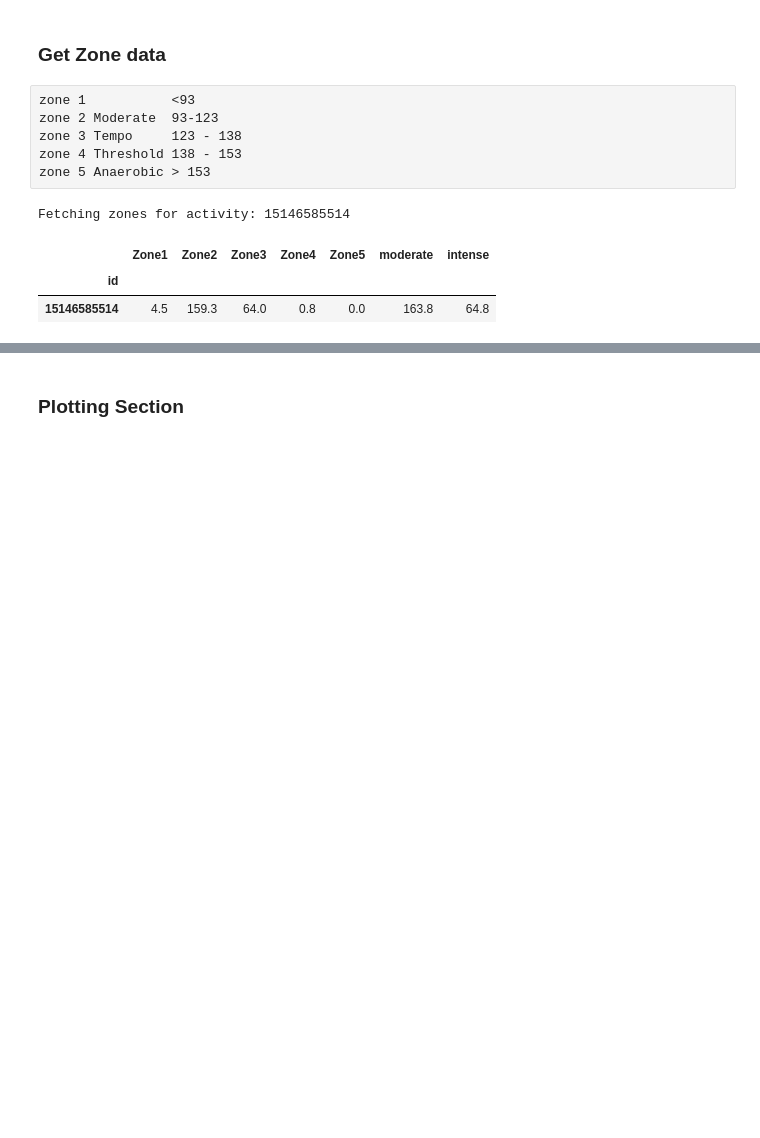
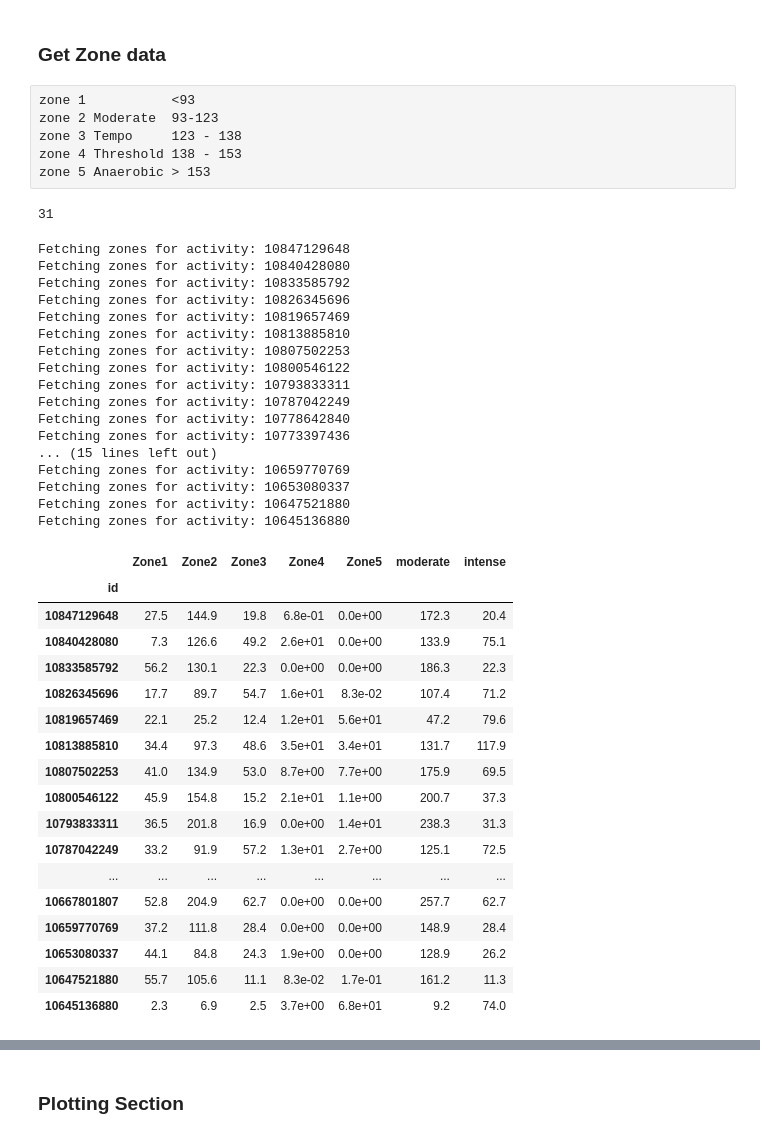
Before and after one commit to edterrell/healthy_heart, a Jupyter notebook: strava_API.ipynb, the cells around one changed output, grey strips where cells are left out. Saved outputs shown, nothing was run; the diff lists cells and outputs as text; code cells hidden in the pictures; blank space fills up the shorter version.

Commit message:
made use of strava api -before- with enddate; removed code that did this through an if statement. Tested. Added more files to .gitignore and removed .py files that no longer needed tracking

```diff
--- a/strava_API.ipynb
+++ b/strava_API.ipynb
@@ -208,21 +215,63 @@ new_zone_df = pd.DataFrame(new_data, columns=cols)
 
 mask = new_zone_df['id'].isin(new_activities_df['id'])
 new_zone_df = new_zone_df[mask]
+# %%
+len(new_zone_df) < 100
+# %% [output]
+31
 # %%
-zone = new_zone_df['id'].apply(lambda current_id: get_zones_for_id(current_id, access_token))
-zone.index = new_zone_df['id']
+# Note that get_zones_for_id is a function in zones.py
+# There is a max limit of 100 calls per 15 minutes set by Strava for this function
+if len(new_zone_df) < 100:
+    # Apply function to fetch zone data per activity ID
+    zone = new_zone_df['id'].apply(lambda current_id: get_zones_for_id(current_id, access_token))
+    zone.index = new_zone_df['id']
 
-# Add in summary zones: moderate and intense
-zone['moderate'] = zone[['Zone1', 'Zone2']].sum(axis=1)
-zone['intense'] = zone[['Zone3', 'Zone4', 'Zone5']].sum(axis=1)
+    # Add in summary zones: moderate and intense
+    zone['moderate'] = zone[['Zone1', 'Zone2']].sum(axis=1)
+    zone['intense'] = zone[['Zone3', 'Zone4', 'Zone5']].sum(axis=1)
 
-# display new zone info
-zone
+    # display new zone info
+    zone
+else:
+     print("❌ Number of calls exceeds Strava's 15-minute limit (max 100))
+     print ("Try limiting the number of calls")
 # %% [output]
-Fetching zones for activity: 15146585514
+Fetching zones for activity: 10847129648
+Fetching zones for activity: 10840428080
+Fetching zones for activity: 10833585792
+Fetching zones for activity: 10826345696
+Fetching zones for activity: 10819657469
+Fetching zones for activity: 10813885810
+Fetching zones for activity: 10807502253
+Fetching zones for activity: 10800546122
+Fetching zones for activity: 10793833311
+Fetching zones for activity: 10787042249
+Fetching zones for activity: 10778642840
+Fetching zones for activity: 10773397436
+... (15 lines left out)
+Fetching zones for activity: 10659770769
+Fetching zones for activity: 10653080337
+Fetching zones for activity: 10647521880
+Fetching zones for activity: 10645136880
 |  | Zone1 | Zone2 | Zone3 | Zone4 | Zone5 | moderate | intense |
 | id |  |  |  |  |  |  |  |
-| 15146585514 | 4.5 | 159.3 | 64.0 | 0.8 | 0.0 | 163.8 | 64.8 |
+| 10847129648 | 27.5 | 144.9 | 19.8 | 6.8e-01 | 0.0e+00 | 172.3 | 20.4 |
+| 10840428080 | 7.3 | 126.6 | 49.2 | 2.6e+01 | 0.0e+00 | 133.9 | 75.1 |
+| 10833585792 | 56.2 | 130.1 | 22.3 | 0.0e+00 | 0.0e+00 | 186.3 | 22.3 |
+| 10826345696 | 17.7 | 89.7 | 54.7 | 1.6e+01 | 8.3e-02 | 107.4 | 71.2 |
+| 10819657469 | 22.1 | 25.2 | 12.4 | 1.2e+01 | 5.6e+01 | 47.2 | 79.6 |
+| 10813885810 | 34.4 | 97.3 | 48.6 | 3.5e+01 | 3.4e+01 | 131.7 | 117.9 |
+| 10807502253 | 41.0 | 134.9 | 53.0 | 8.7e+00 | 7.7e+00 | 175.9 | 69.5 |
+| 10800546122 | 45.9 | 154.8 | 15.2 | 2.1e+01 | 1.1e+00 | 200.7 | 37.3 |
+| 10793833311 | 36.5 | 201.8 | 16.9 | 0.0e+00 | 1.4e+01 | 238.3 | 31.3 |
+| 10787042249 | 33.2 | 91.9 | 57.2 | 1.3e+01 | 2.7e+00 | 125.1 | 72.5 |
+| ... | ... | ... | ... | ... | ... | ... | ... |
+| 10667801807 | 52.8 | 204.9 | 62.7 | 0.0e+00 | 0.0e+00 | 257.7 | 62.7 |
+| 10659770769 | 37.2 | 111.8 | 28.4 | 0.0e+00 | 0.0e+00 | 148.9 | 28.4 |
+| 10653080337 | 44.1 | 84.8 | 24.3 | 1.9e+00 | 0.0e+00 | 128.9 | 26.2 |
+| 10647521880 | 55.7 | 105.6 | 11.1 | 8.3e-02 | 1.7e-01 | 161.2 | 11.3 |
+| 10645136880 | 2.3 | 6.9 | 2.5 | 3.7e+00 | 6.8e+01 | 9.2 | 74.0 |
 # %%
 new_zone_df = pd.merge(new_zone_df, zone, left_on='id',right_index=True)
 # %%
```
Also changed, not shown: parts of 14 cells of this notebook, 1 other file.
